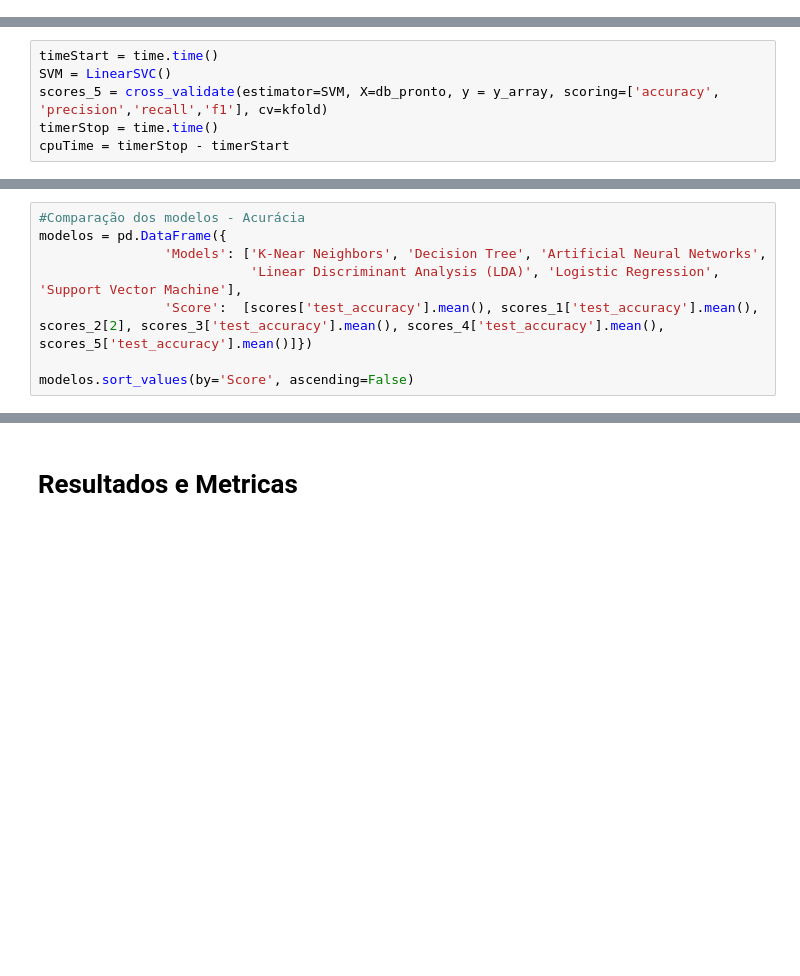
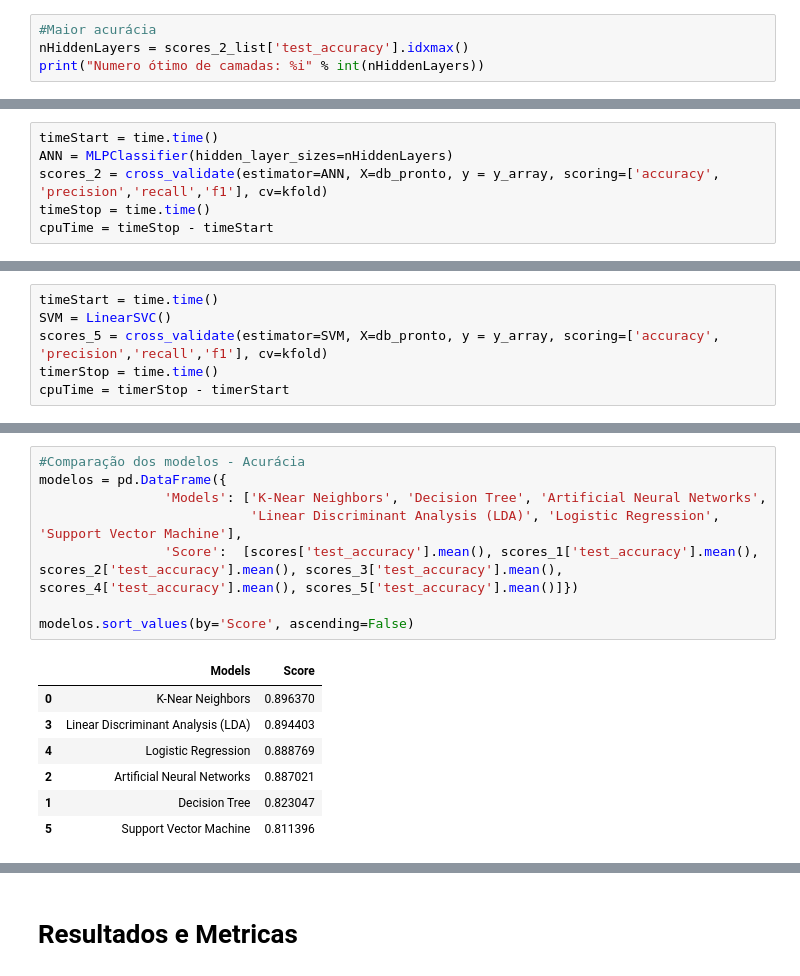
Before and after one commit to GomesWilliam/Bank-Marketing, a Jupyter notebook: Bank_Markenting.ipynb, the cells around one changed output, grey strips where cells are left out. Drawn from its saved outputs; the diff is of its cells as text; blank space fills up the shorter version.

```diff
--- a/Bank_Markenting.ipynb
+++ b/Bank_Markenting.ipynb
@@ -772,0 +755,4 @@ scores_2_list[scores_2_list['test_accuracy']==scores_2_list['test_accuracy'].max
+# %%
+#Maior acurácia
+nHiddenLayers = scores_2_list['test_accuracy'].idxmax()
+print("Numero ótimo de camadas: %i" % int(nHiddenLayers))
@@ -780,0 +768,6 @@ array([1.06769936, 0.00516155, 0.89809421, 0.88688711, 0.89809421,
+# %%
+timeStart = time.time()
+ANN = MLPClassifier(hidden_layer_sizes=nHiddenLayers)
+scores_2 = cross_validate(estimator=ANN, X=db_pronto, y = y_array, scoring=['accuracy', 'precision','recall','f1'], cv=kfold)
+timeStop = time.time()
+cpuTime = timeStop - timeStart
@@ -907,8 +917,16 @@ NameError: name 'scores' is not defined
 # %%
 #Comparação dos modelos - Acurácia
 modelos = pd.DataFrame({
                 'Models': ['K-Near Neighbors', 'Decision Tree', 'Artificial Neural Networks',
                            'Linear Discriminant Analysis (LDA)', 'Logistic Regression', 'Support Vector Machine'],
-                'Score':  [scores['test_accuracy'].mean(), scores_1['test_accuracy'].mean(), scores_2[2], scores_3['test_accuracy'].mean(), scores_4['test_accuracy'].mean(), scores_5['test_accuracy'].mean()]})
+                'Score':  [scores['test_accuracy'].mean(), scores_1['test_accuracy'].mean(), scores_2['test_accuracy'].mean(), scores_3['test_accuracy'].mean(), scores_4['test_accuracy'].mean(), scores_5['test_accuracy'].mean()]})
 
 modelos.sort_values(by='Score', ascending=False)
+# %% [output]
+|  | Models | Score |
+| 0 | K-Near Neighbors | 0.896370 |
+| 3 | Linear Discriminant Analysis (LDA) | 0.894403 |
+| 4 | Logistic Regression | 0.888769 |
+| 2 | Artificial Neural Networks | 0.887021 |
+| 1 | Decision Tree | 0.823047 |
+| 5 | Support Vector Machine | 0.811396 |
```
Also changed, not shown: parts of 30 cells of this notebook, 4 other files.
